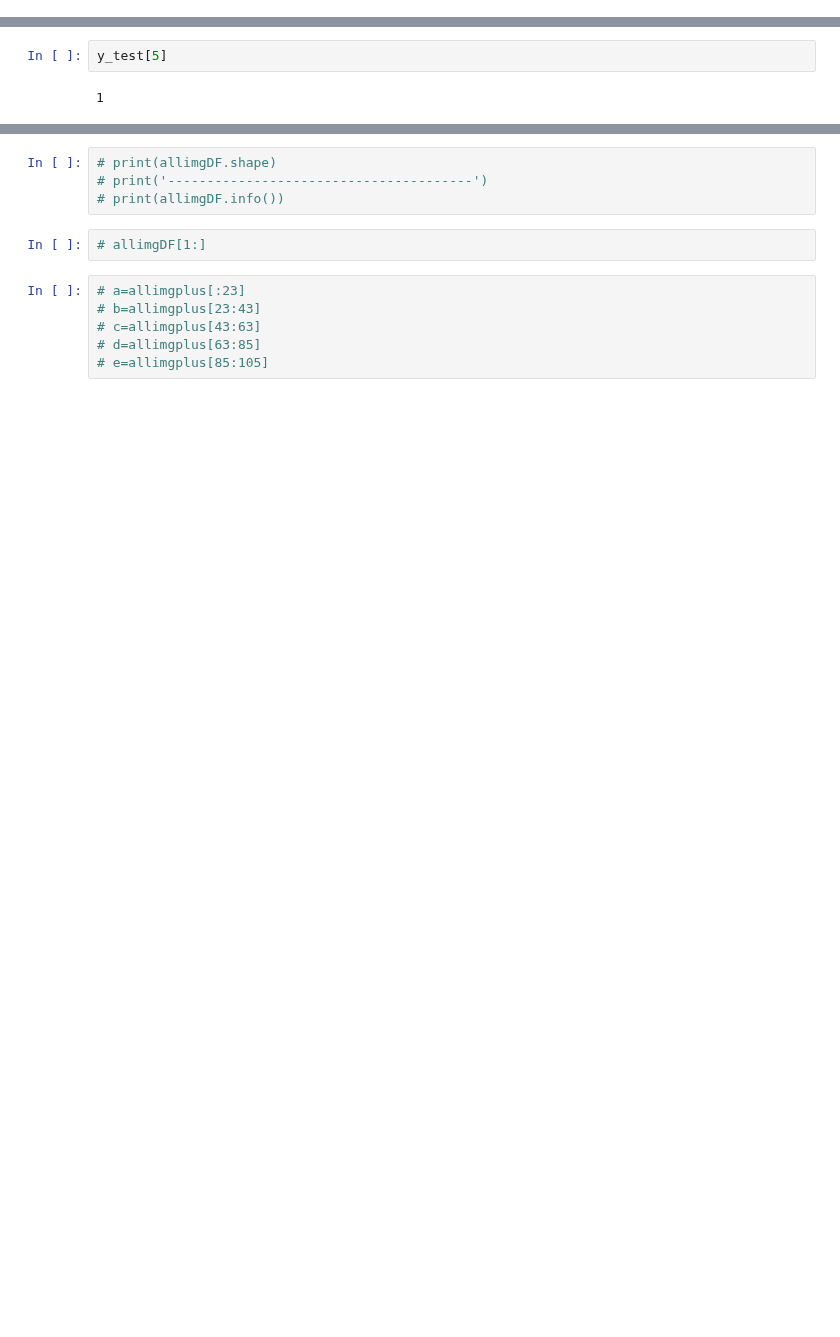
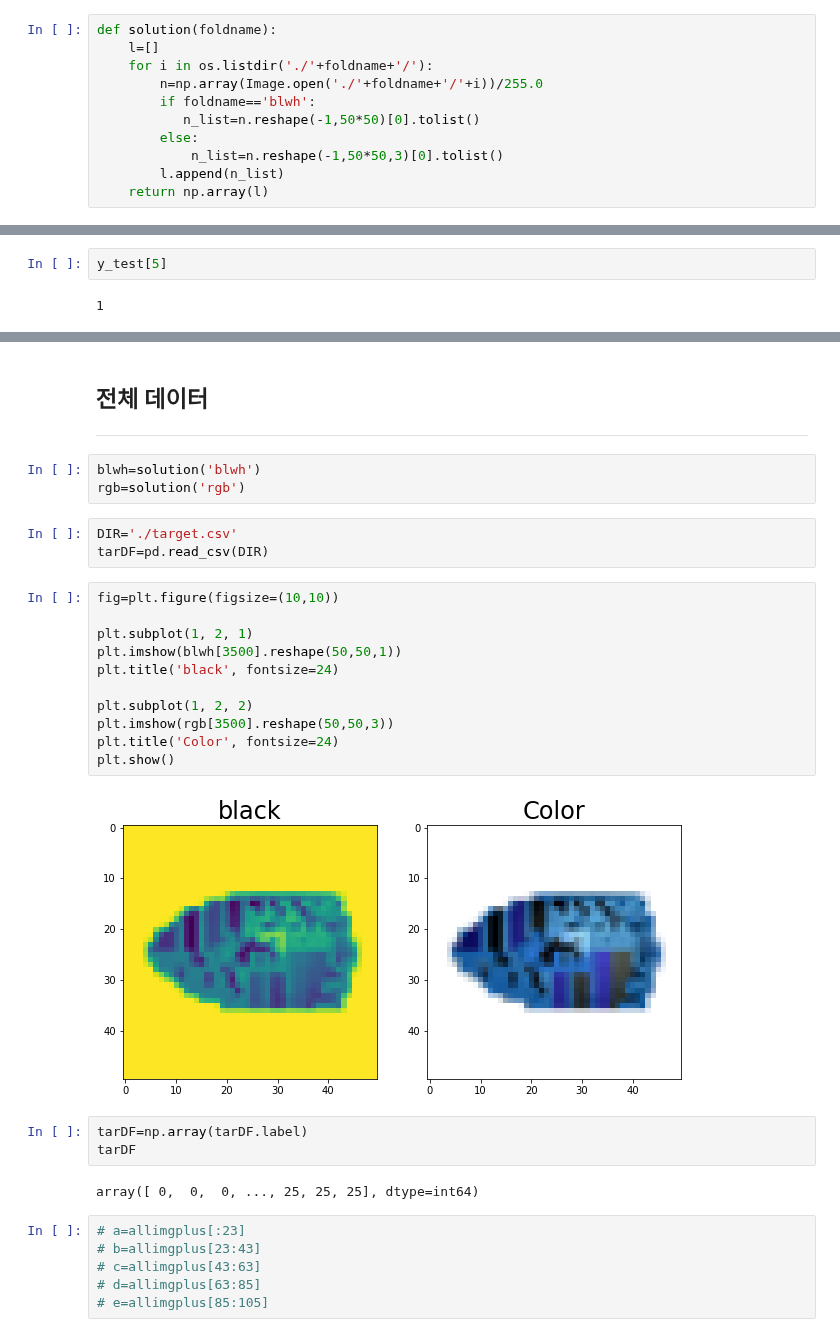
Before and after one commit to HoJin1014/KNU-BIGDATA-study, a Jupyter notebook: 2022.09.20/ex_project1.ipynb, the cells around one changed output, grey strips where cells are left out. Cells and saved outputs as stored; diff of their text form; blank space fills up the shorter version.

```diff
--- a/2022.09.20/ex_project1.ipynb
+++ b/2022.09.20/ex_project1.ipynb
@@ -18,3 +53,14 @@ from tensorflow.keras.layers import Dense, Conv2D, Flatten, MaxPool2D
+# %%
+def solution(foldname):
+    l=[]
+    for i in os.listdir('./'+foldname+'/'):
+        n=np.array(Image.open('./'+foldname+'/'+i))/255.0
+        if foldname=='blwh':
+           n_list=n.reshape(-1,50*50)[0].tolist()
+        else:
+            n_list=n.reshape(-1,50*50,3)[0].tolist()
+        l.append(n_list)
+    return np.array(l)
 # %%
 # 동적 웹 크롤링으로 사진저장 함수
 def image_save(urlpath,charname):
@@ -312,9 +349,30 @@ y_test[5]
-# %%
-# print(allimgDF.shape)
-# print('---------------------------------------')
-# print(allimgDF.info())
-# %%
-# allimgDF[1:]
+# %% [markdown]
+## 전체 데이터
+---
+# %%
+blwh=solution('blwh')
+rgb=solution('rgb')
+# %%
+DIR='./target.csv'
+tarDF=pd.read_csv(DIR)
+# %%
+fig=plt.figure(figsize=(10,10))
+
+plt.subplot(1, 2, 1)
+plt.imshow(blwh[3500].reshape(50,50,1))
+plt.title('black', fontsize=24)
+
+plt.subplot(1, 2, 2)
+plt.imshow(rgb[3500].reshape(50,50,3))
+plt.title('Color', fontsize=24)
+plt.show()
+# %% [output]
+[figure, added]
+# %%
+tarDF=np.array(tarDF.label)
+tarDF
+# %% [output]
+array([ 0,  0,  0, ..., 25, 25, 25], dtype=int64)
 # %%
 # a=allimgplus[:23]
 # b=allimgplus[23:43]
```
Also changed, not shown: parts of 12 cells of this notebook.
